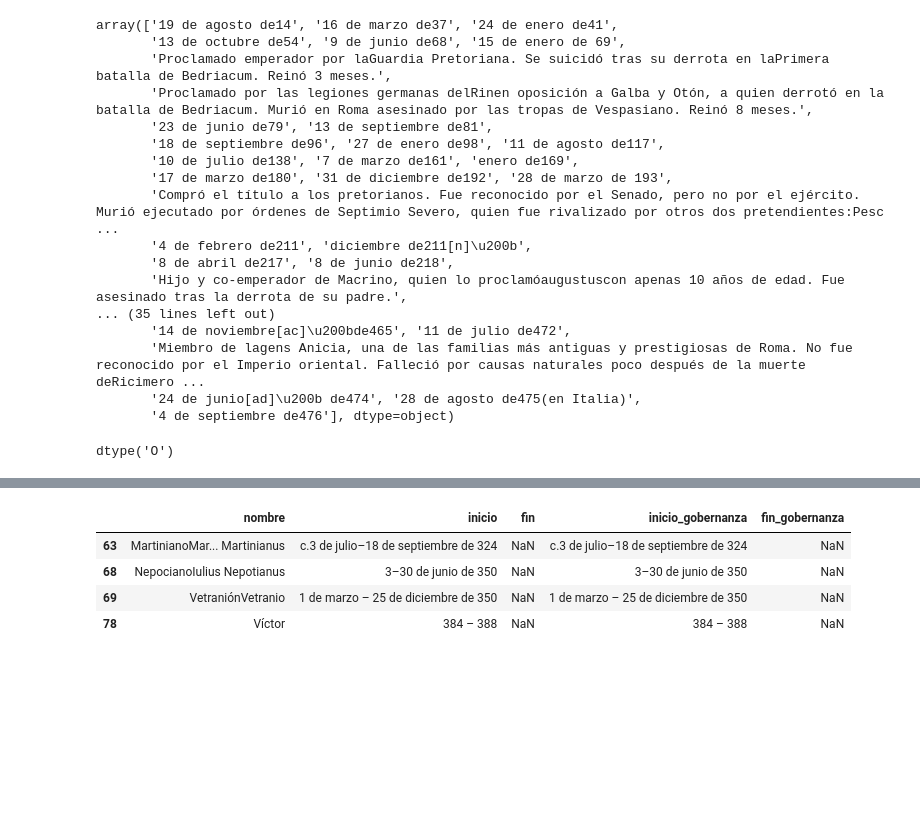
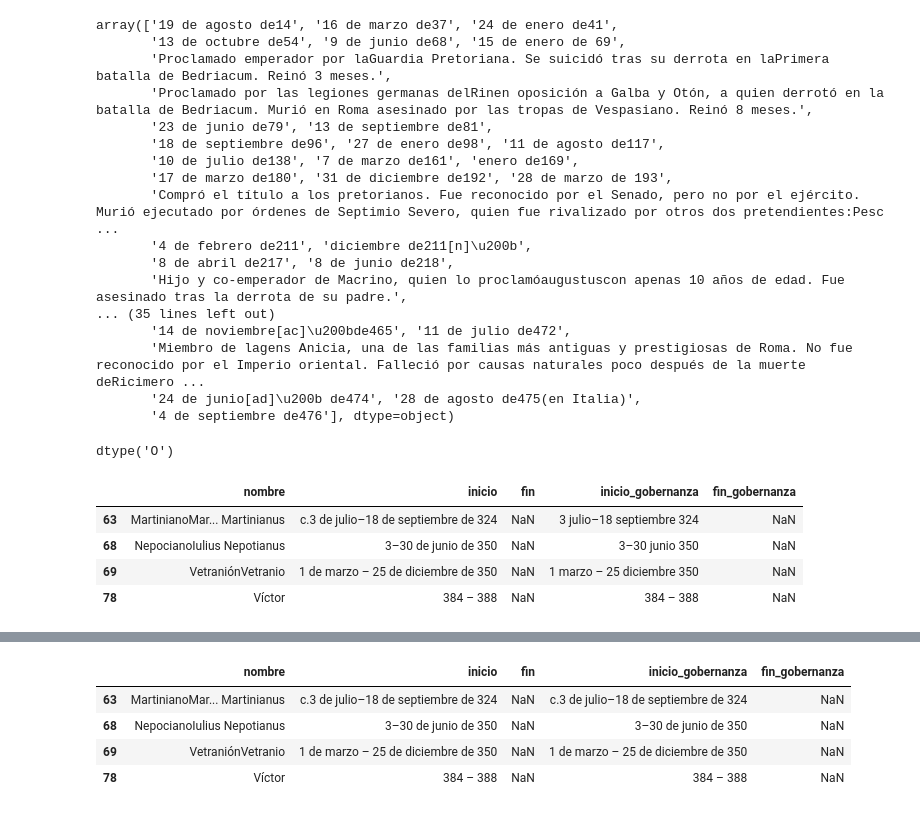
Before and after one commit to Gabijc/Laboratorio_Web_Scraping, a Jupyter notebook: Scrapeo emperadores romanos/analisis_emperadores.ipynb, the cells around one changed output, grey strips where cells are left out. Drawn from its saved outputs; the diff is of its cells as text; code cells hidden in the pictures; blank space fills up the shorter version.

```diff
--- a/Scrapeo emperadores romanos/analisis_emperadores.ipynb
+++ b/Scrapeo emperadores romanos/analisis_emperadores.ipynb
@@ -171,6 +171,6 @@ Caracteres tipo []
 # %%
 # Los mismos elementos que contienen caracteres invisibles, contienen elementos con [] y una letra en su interior.
-elementos1 = ["[m]", "[ab]"]
+elementos1 = ["[m]", "[ab]", "c.", "c. ", "¿", "?"]
 for fecha in datos_emperadores["inicio_gobernanza"]:
     for i in elementos1:
         if i in fecha:
@@ -178,7 +178,7 @@ for fecha in datos_emperadores["inicio_gobernanza"]:
             print(fecha)
 # %%
 # Eliminamos los caracteres
-elementos1 = ["[m]", "[ab]"]
+elementos1 = ["[m]", "[ab]", "c.", "c. ","¿", "?"]
 for i in elementos1:
 	datos_emperadores["inicio_gobernanza"] = datos_emperadores["inicio_gobernanza"].apply(lambda x: x.replace(i, "") if i in x else x)
 # %%
@@ -191,2 +189,2 @@ Index(['nombre', 'inicio', 'fin', 'inicio_gobernanza', 'fin_gobernanza'], dtype=
 # %%
-datos_emperadores.at[0, "inicio_gobernanza"] = datos_emperadores.at[0, "inicio_gobernanza"].replace("a. C.", "")
+datos_emperadores["inicio_gobernanza"] = datos_emperadores["inicio_gobernanza"].str.replace("de", "")
@@ -396,6 +214,14 @@ valores_fin = ['19 de agosto de 14', '16 de marzo de 37', '24 de enero de 41',
 datos_emperadores["fin_gobernanza"].dtypes
 # %% [output]
 dtype('O')
+# %%
+datos_emperadores[datos_emperadores["fin_gobernanza"].isnull()]
+# %% [output]
+|  | nombre | inicio | fin | inicio_gobernanza | fin_gobernanza |
+| 63 | MartinianoMar... Martinianus | c.3 de julio–18 de septiembre de 324 | NaN | 3 julio–18 septiembre 324 | NaN |
+| 68 | NepocianoIulius Nepotianus | 3–30 de junio de 350 | NaN | 3–30 junio 350 | NaN |
+| 69 | VetraniónVetranio | 1 de marzo – 25 de diciembre de 350 | NaN | 1 marzo – 25 diciembre 350 | NaN |
+| 78 | Víctor | 384 – 388 | NaN | 384 – 388 | NaN |
 # %%
 datos_emperadores["fin_gobernanza"] = datos_emperadores["fin_gobernanza"].apply(lambda x: x.replace("\u200b", "") if isinstance(x, str) and "\u200b" in x else x)
 # %%
```
Also changed, not shown: parts of 14 cells of this notebook.
